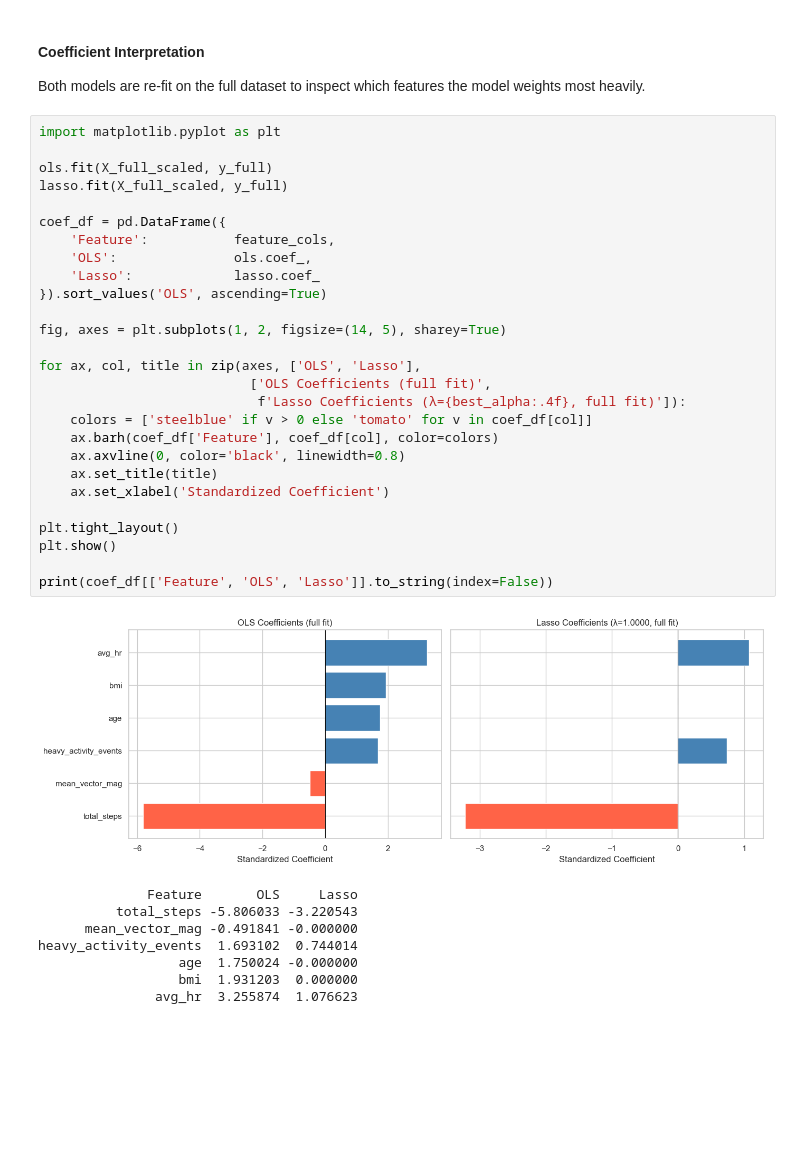
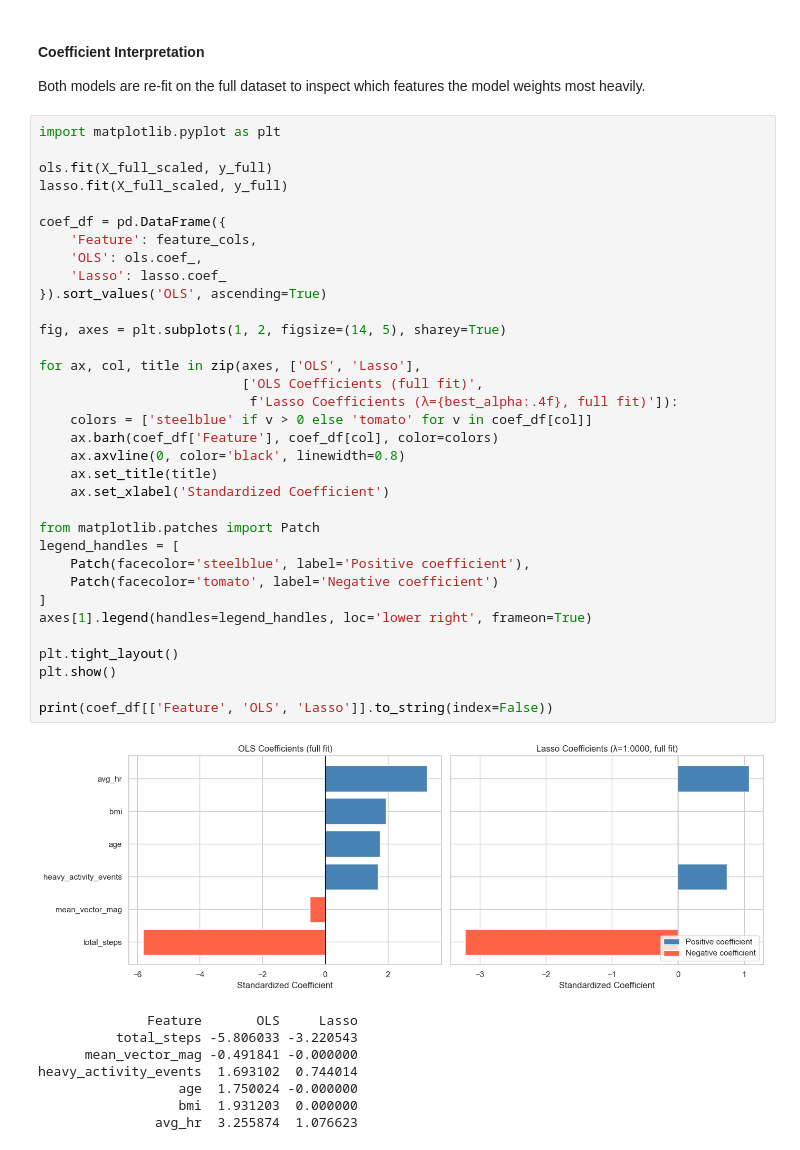
Before and after one commit to amitine26/COGS109_Final_Project, a Jupyter notebook: COGS109_Final_Project.ipynb, the cells around one changed output. Drawn from its saved outputs; the diff is of its cells as text; blank space fills up the shorter version.

```diff
--- a/COGS109_Final_Project.ipynb
+++ b/COGS109_Final_Project.ipynb
@@ -320,32 +292,39 @@ Both models are re-fit on the full dataset to inspect which features the model w
 # %%
 import matplotlib.pyplot as plt
 
 ols.fit(X_full_scaled, y_full)
 lasso.fit(X_full_scaled, y_full)
 
 coef_df = pd.DataFrame({
-    'Feature':           feature_cols,
-    'OLS':               ols.coef_,
-    'Lasso':             lasso.coef_
+    'Feature': feature_cols,
+    'OLS': ols.coef_,
+    'Lasso': lasso.coef_
 }).sort_values('OLS', ascending=True)
 
 fig, axes = plt.subplots(1, 2, figsize=(14, 5), sharey=True)
 
 for ax, col, title in zip(axes, ['OLS', 'Lasso'],
-                           ['OLS Coefficients (full fit)',
-                            f'Lasso Coefficients (λ={best_alpha:.4f}, full fit)']):
+                          ['OLS Coefficients (full fit)',
+                           f'Lasso Coefficients (λ={best_alpha:.4f}, full fit)']):
     colors = ['steelblue' if v > 0 else 'tomato' for v in coef_df[col]]
     ax.barh(coef_df['Feature'], coef_df[col], color=colors)
     ax.axvline(0, color='black', linewidth=0.8)
     ax.set_title(title)
     ax.set_xlabel('Standardized Coefficient')
 
+from matplotlib.patches import Patch
+legend_handles = [
+    Patch(facecolor='steelblue', label='Positive coefficient'),
+    Patch(facecolor='tomato', label='Negative coefficient')
+]
+axes[1].legend(handles=legend_handles, loc='lower right', frameon=True)
+
 plt.tight_layout()
 plt.show()
 
 print(coef_df[['Feature', 'OLS', 'Lasso']].to_string(index=False))
 # %% [output]
-[figure, old version]
+[figure, new version]
               Feature       OLS     Lasso
           total_steps -5.806033 -3.220543
       mean_vector_mag -0.491841 -0.000000
```
Also changed, not shown: parts of 12 cells of this notebook.
